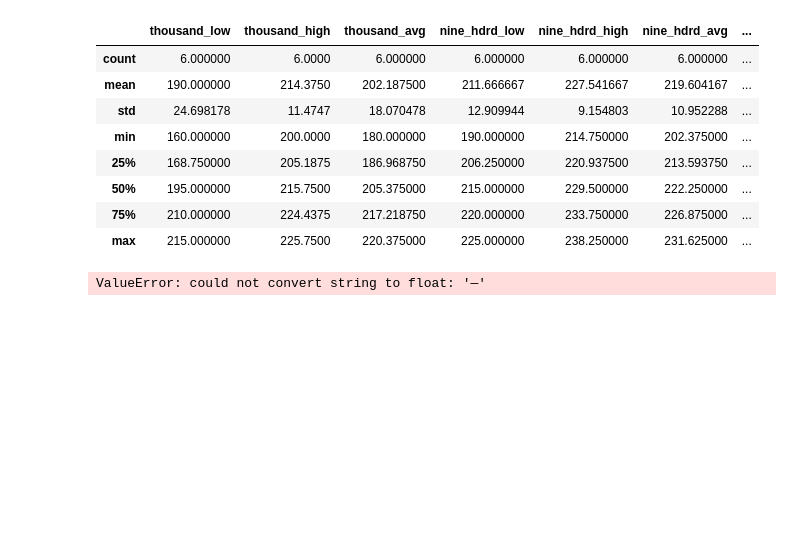
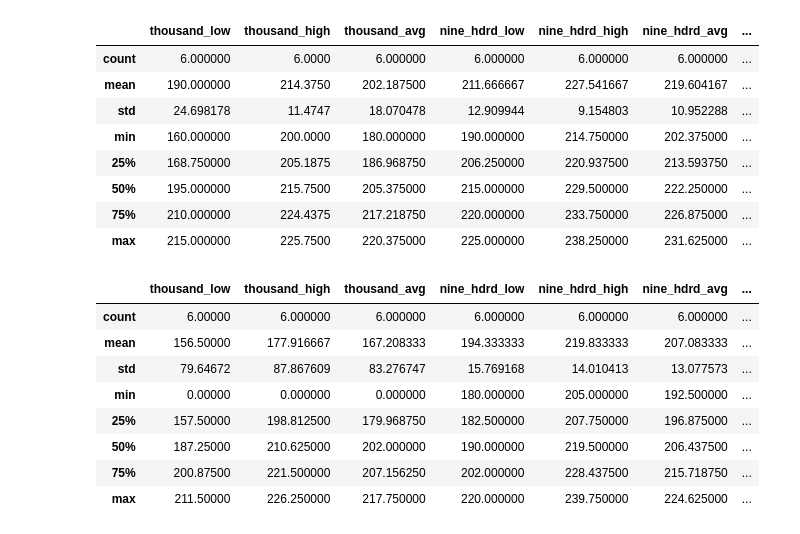
Before and after one commit to tarrencen/rice_farms, a Jupyter notebook: auction_prices.ipynb, the cells around one changed output. Cells and saved outputs as stored; diff of their text form; code cells hidden in the pictures; blank space fills up the shorter version.

```diff
--- a/auction_prices.ipynb
+++ b/auction_prices.ipynb
@@ -276,8 +321,15 @@ ponoka_df.describe()
 | max | 215.000000 | 225.7500 | 220.375000 | 225.000000 | 238.250000 | 231.625000 | ... |
 # %%
 rimbey_df = clean_vjv_table(rimbey_table)
-#westlock_df = clean_vjv_table(westlock_table)
-#rimbey_df.describe()
-#westlock_df.describe()
+westlock_df = clean_vjv_table(westlock_table)
+rimbey_df.describe()
 # %% [output]
-ValueError: could not convert string to float: '—'
+|  | thousand_low | thousand_high | thousand_avg | nine_hdrd_low | nine_hdrd_high | nine_hdrd_avg | ... |
+| count | 6.00000 | 6.000000 | 6.000000 | 6.000000 | 6.000000 | 6.000000 | ... |
+| mean | 156.50000 | 177.916667 | 167.208333 | 194.333333 | 219.833333 | 207.083333 | ... |
+| std | 79.64672 | 87.867609 | 83.276747 | 15.769168 | 14.010413 | 13.077573 | ... |
+| min | 0.00000 | 0.000000 | 0.000000 | 180.000000 | 205.000000 | 192.500000 | ... |
+| 25% | 157.50000 | 198.812500 | 179.968750 | 182.500000 | 207.750000 | 196.875000 | ... |
+| 50% | 187.25000 | 210.625000 | 202.000000 | 190.000000 | 219.500000 | 206.437500 | ... |
+| 75% | 200.87500 | 221.500000 | 207.156250 | 202.000000 | 228.437500 | 215.718750 | ... |
+| max | 211.50000 | 226.250000 | 217.750000 | 220.000000 | 239.750000 | 224.625000 | ... |
```
Also changed, not shown: parts of 7 cells of this notebook.
